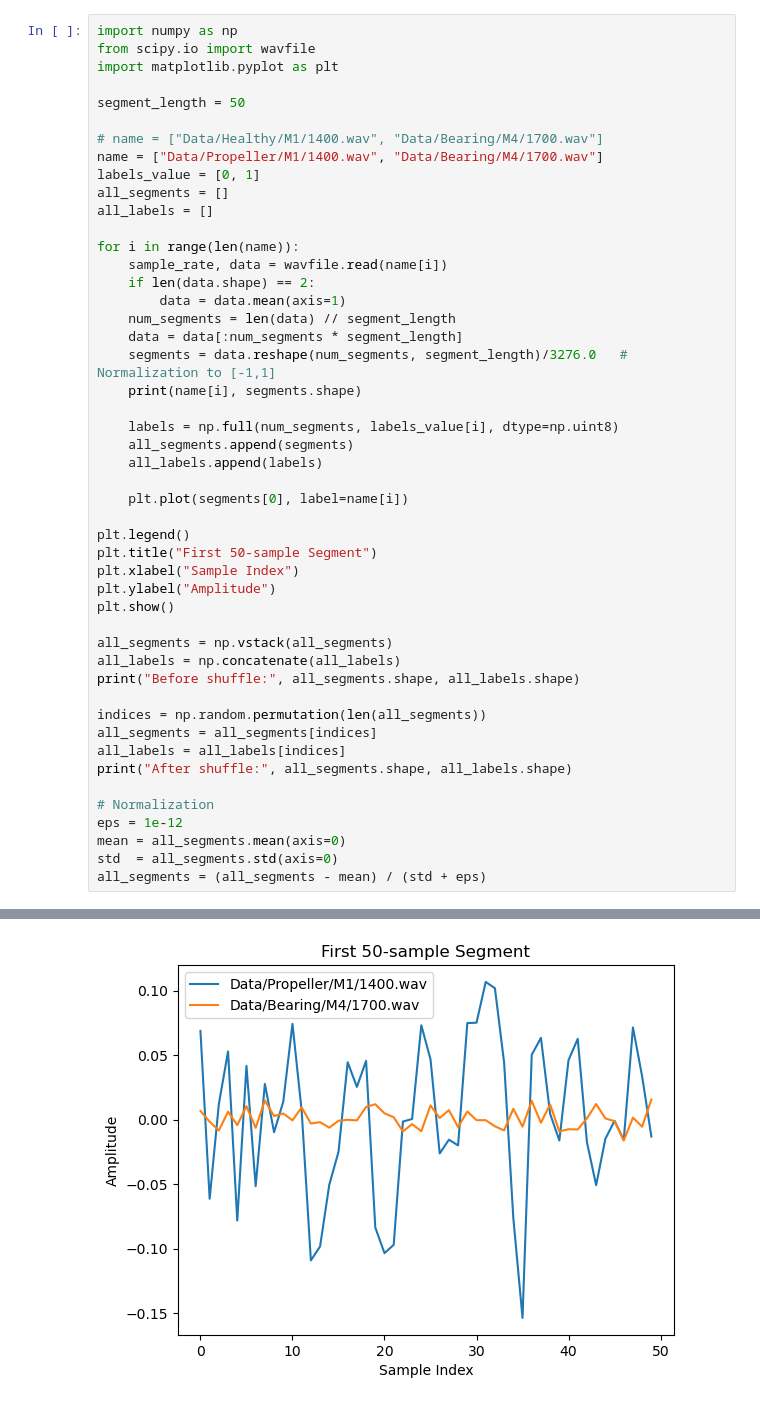
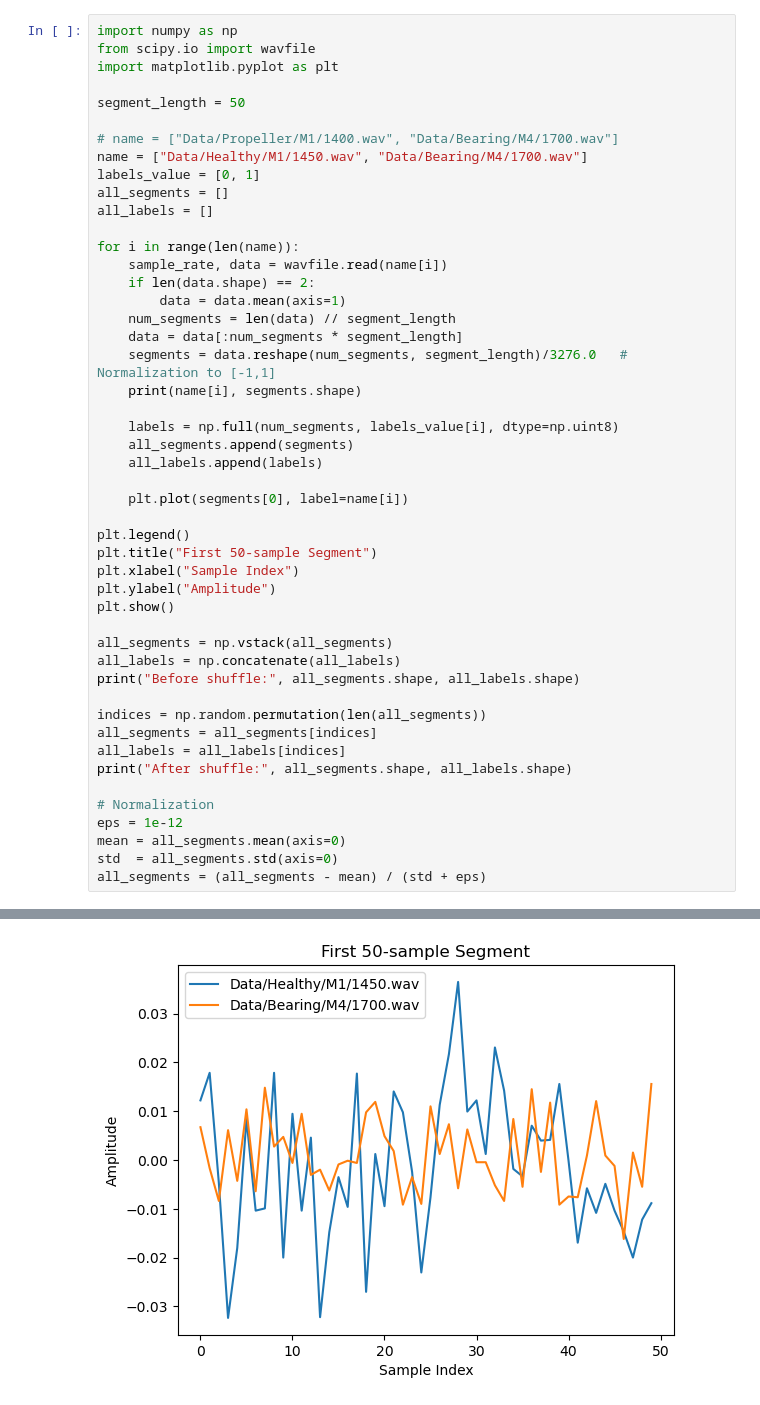
Before and after one commit to YingshuoXi/EITP40_Project_Ali_Yingshuo, a Jupyter notebook: Send_Data.ipynb, the cells around one changed output, grey strips where cells are left out. Cells and saved outputs as stored; diff of their text form.

```diff
--- a/Send_Data.ipynb
+++ b/Send_Data.ipynb
@@ -8,8 +10,8 @@ import matplotlib.pyplot as plt
 
 segment_length = 50
 
-# name = ["Data/Healthy/M1/1400.wav", "Data/Bearing/M4/1700.wav"]
-name = ["Data/Propeller/M1/1400.wav", "Data/Bearing/M4/1700.wav"]
+# name = ["Data/Propeller/M1/1400.wav", "Data/Bearing/M4/1700.wav"]
+name = ["Data/Healthy/M1/1450.wav", "Data/Bearing/M4/1700.wav"]
 labels_value = [0, 1]
 all_segments = []
 all_labels = []
@@ -54,2 +56,2 @@ Data/Propeller/M1/1400.wav (3318, 50)
 Data/Bearing/M4/1700.wav (3304, 50)
-[figure, old version]
+[figure, new version]
```
Also changed, not shown: parts of 8 cells of this notebook, 20 other files.
